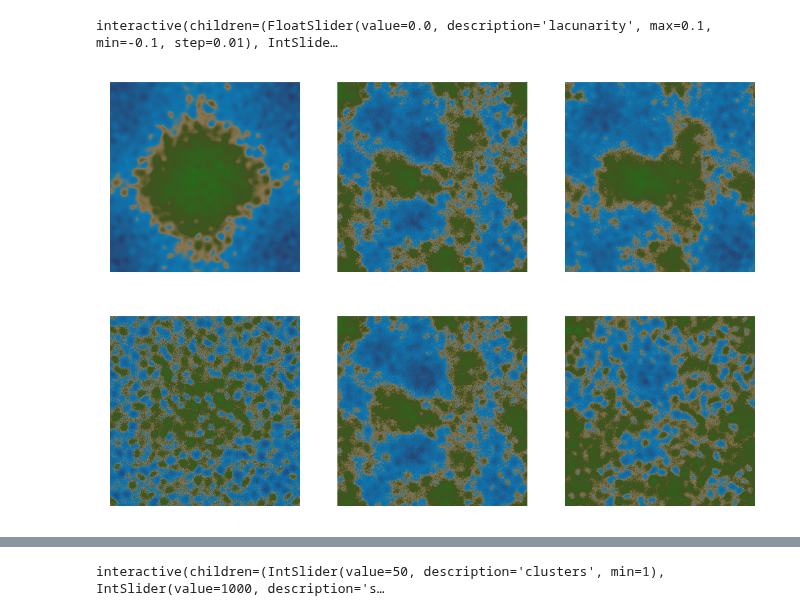
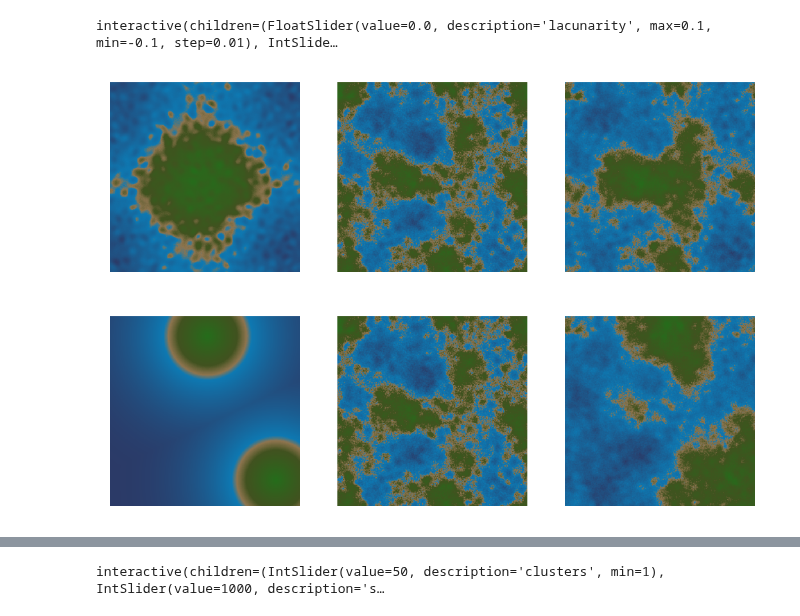
Before and after one commit to Lerqiu/AI4Games-project, a Jupyter notebook: drafts/archipelago.ipynb, the cells around one changed output, grey strips where cells are left out. Drawn from its saved outputs; the diff is of its cells as text; code cells hidden in the pictures.

```diff
--- a/drafts/archipelago.ipynb
+++ b/drafts/archipelago.ipynb
@@ -81,8 +81,10 @@ interactive(children=(FloatSlider(value=0.0, description='lacunarity', max=0.1,
 # %%
 CENTER = land_mass_center()
 SHAPE = land_mass_shape(lacunarity=-0.03, seed=300)
+land = worley_land_mass(points = 2, seed = 3000, cutoff=0, radius=3)
+
 Heatmap(land_mass_center(), SHAPE, 1.5*CENTER + SHAPE, scale=2.0)
-Heatmap(land_mass_center(integrity=2), SHAPE, 1.5*land_mass_center(integrity=-3.0) + SHAPE, scale=2.0)
+Heatmap(land, SHAPE, 1.5*land + SHAPE, scale=2.0)
 # %% [output]
 [figure]
-[figure, old version]
+[figure, new version]
```
Also changed, not shown: parts of 2 cells of this notebook, 4 other files.
